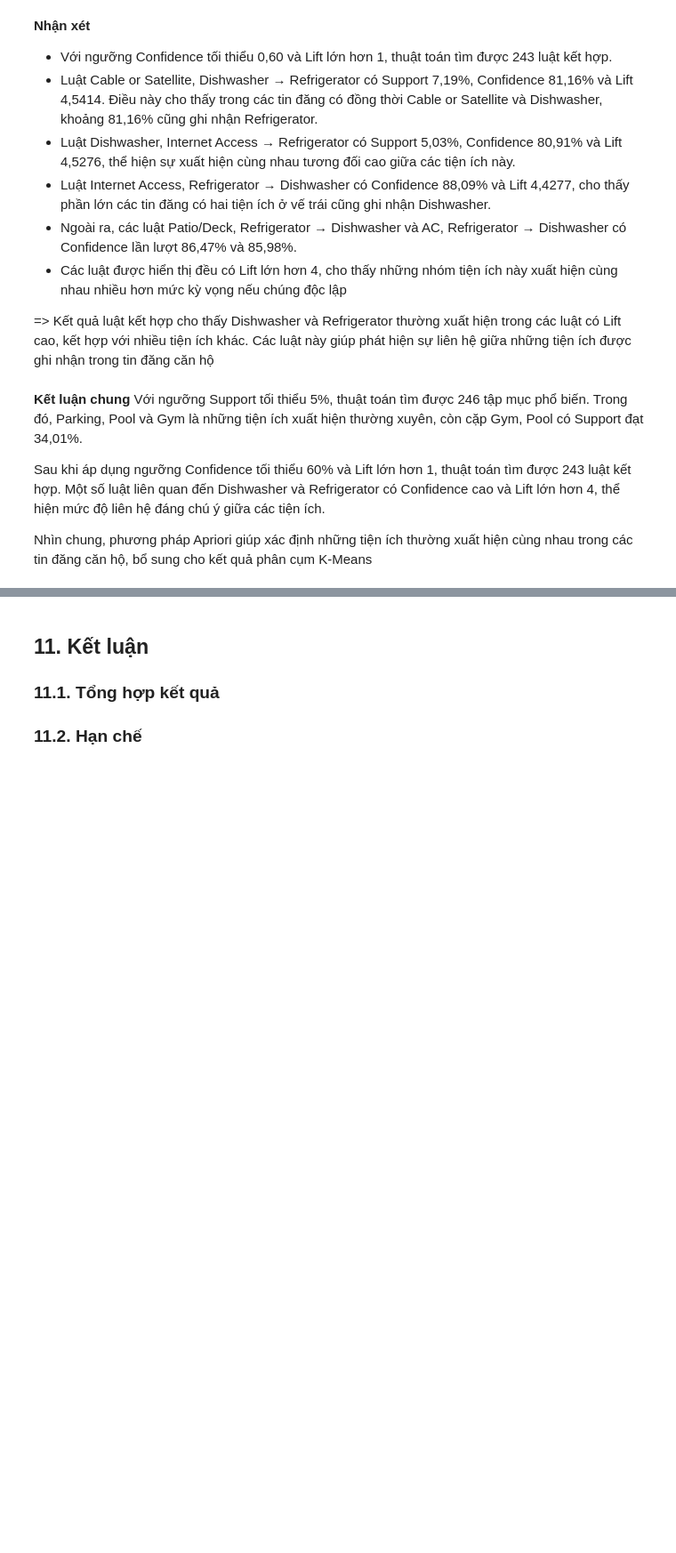
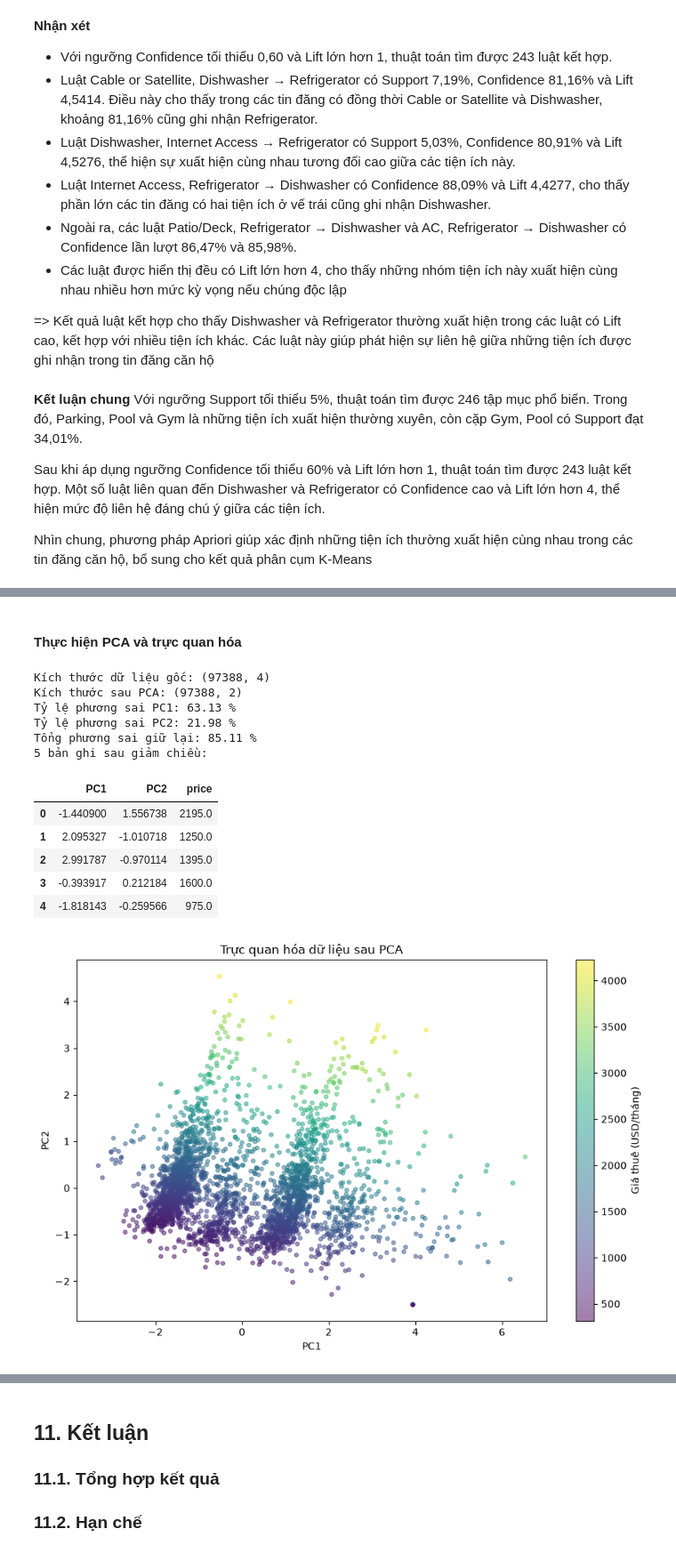
Before and after one commit to 1amBlake/apartment-rental-analysis-iuh, a Jupyter notebook: notebooks/apartment_retal_analysis.ipynb, the cells around one changed output, grey strips where cells are left out. Shown at 89% size. Cells and saved outputs as stored; diff of their text form; code cells hidden in the pictures; blank space fills up the shorter version.

```diff
--- a/notebooks/apartment_retal_analysis.ipynb
+++ b/notebooks/apartment_retal_analysis.ipynb
@@ -2427,0 +2765,72 @@ Nhìn chung, phương pháp Apriori giúp xác định những tiện ích thư
+# %% [markdown]
+#### Thực hiện PCA và trực quan hóa
+# %%
+
+from sklearn.decomposition import PCA
+import matplotlib.pyplot as plt
+
+model_pca = PCA(n_components=2)
+
+X_pca_2d = model_pca.fit_transform(X_pca)
+
+print("Kích thước dữ liệu gốc:", X_pca.shape)
+print("Kích thước sau PCA:", X_pca_2d.shape)
+
+print("Tỷ lệ phương sai PC1:",
+      round(model_pca.explained_variance_ratio_[0] * 100, 2), "%")
+
+print("Tỷ lệ phương sai PC2:",
+      round(model_pca.explained_variance_ratio_[1] * 100, 2), "%")
+
+print("Tổng phương sai giữ lại:",
+      round(model_pca.explained_variance_ratio_.sum() * 100, 2), "%")
+
+df_pca_result = pd.DataFrame(
+    X_pca_2d,
+    columns=["PC1", "PC2"],
+    index=df_pca.index
+)
+
+df_pca_result["price"] = df_pca["price"]
+
+print("5 bản ghi sau giảm chiều:")
+display(df_pca_result.head())
+
+df_pca_plot = df_pca_result.sample(
+    n=min(3000, len(df_pca_result)),
+    random_state=42
+)
+
+plt.figure(figsize=(9, 6))
+
+scatter = plt.scatter(
+    df_pca_plot["PC1"],
+    df_pca_plot["PC2"],
+    c=df_pca_plot["price"],
+    cmap="viridis",
+    alpha=0.5,
+    s=15
+)
+
+plt.colorbar(scatter, label="Giá thuê (USD/tháng)")
+
+plt.title("Trực quan hóa dữ liệu sau PCA")
+plt.xlabel("PC1")
+plt.ylabel("PC2")
+
+plt.tight_layout()
+plt.show()
+# %% [output]
+Kích thước dữ liệu gốc: (97388, 4)
+Kích thước sau PCA: (97388, 2)
+Tỷ lệ phương sai PC1: 63.13 %
+Tỷ lệ phương sai PC2: 21.98 %
+Tổng phương sai giữ lại: 85.11 %
+5 bản ghi sau giảm chiều:
+|  | PC1 | PC2 | price |
+| 0 | -1.440900 | 1.556738 | 2195.0 |
+| 1 | 2.095327 | -1.010718 | 1250.0 |
+| 2 | 2.991787 | -0.970114 | 1395.0 |
+| 3 | -0.393917 | 0.212184 | 1600.0 |
+| 4 | -1.818143 | -0.259566 | 975.0 |
+[figure, added]
```
Also changed, not shown: parts of 20 cells of this notebook.
